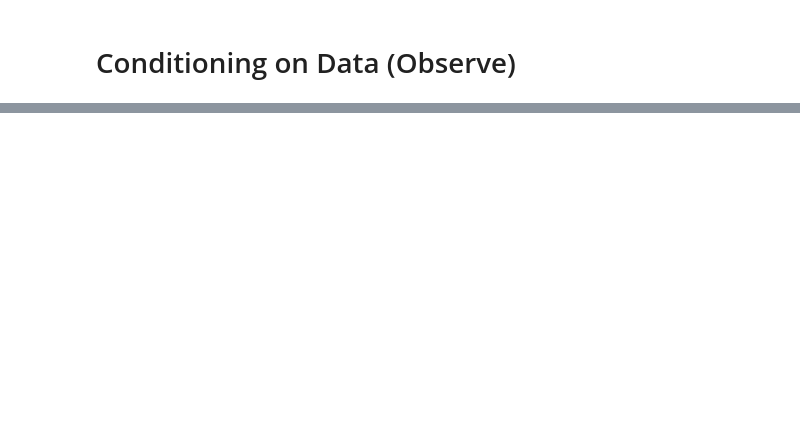
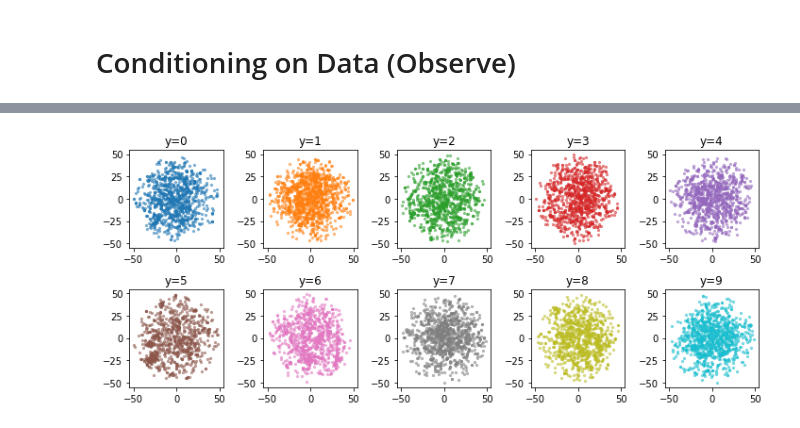
Before and after one commit to minhnhdo/probprog-presentation, a Jupyter notebook: Prob_torch.ipynb, the cells around one changed output, grey strips where cells are left out. Saved outputs shown, nothing was run; the diff lists cells and outputs as text; code cells hidden in the pictures; blank space fills up the shorter version.

```diff
--- a/Prob_torch.ipynb
+++ b/Prob_torch.ipynb
@@ -521,0 +449,15 @@ Done!
+# %%
+# display a 2D plot of the digit classes in the latent space
+fig = plt.figure(figsize=(10,4.25))
+
+for k in range(10):
+    ax = plt.subplot(2,5,k+1)
+    m = (ys == k)
+    ax.scatter(zs2[m, 0], zs2[m, 1], alpha=0.5, s=5, c=colors[k])
+    ax.set_xlim(x_lim)
+    ax.set_ylim(y_lim)
+    ax.set_title('y=%d' % k)
+
+fig.tight_layout()
+# %% [output]
+[figure, added]
```
Also changed, not shown: parts of 60 cells of this notebook.
